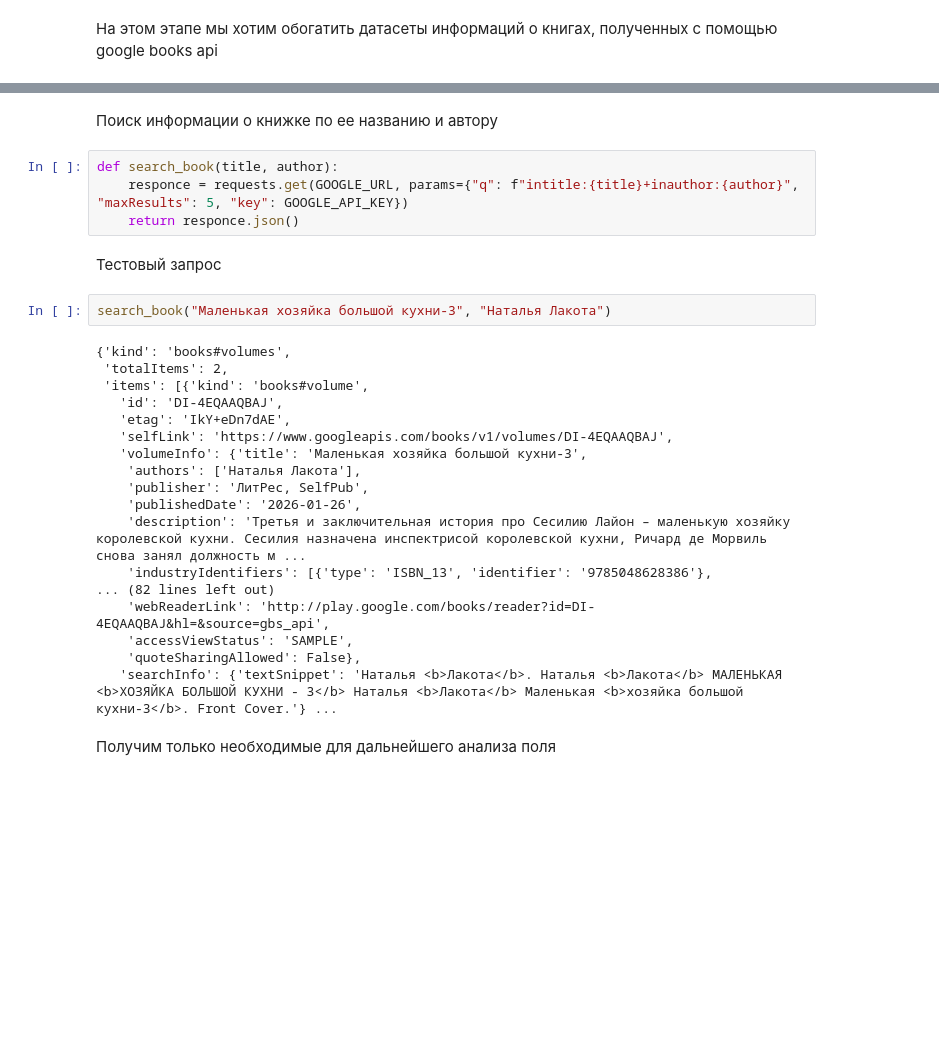
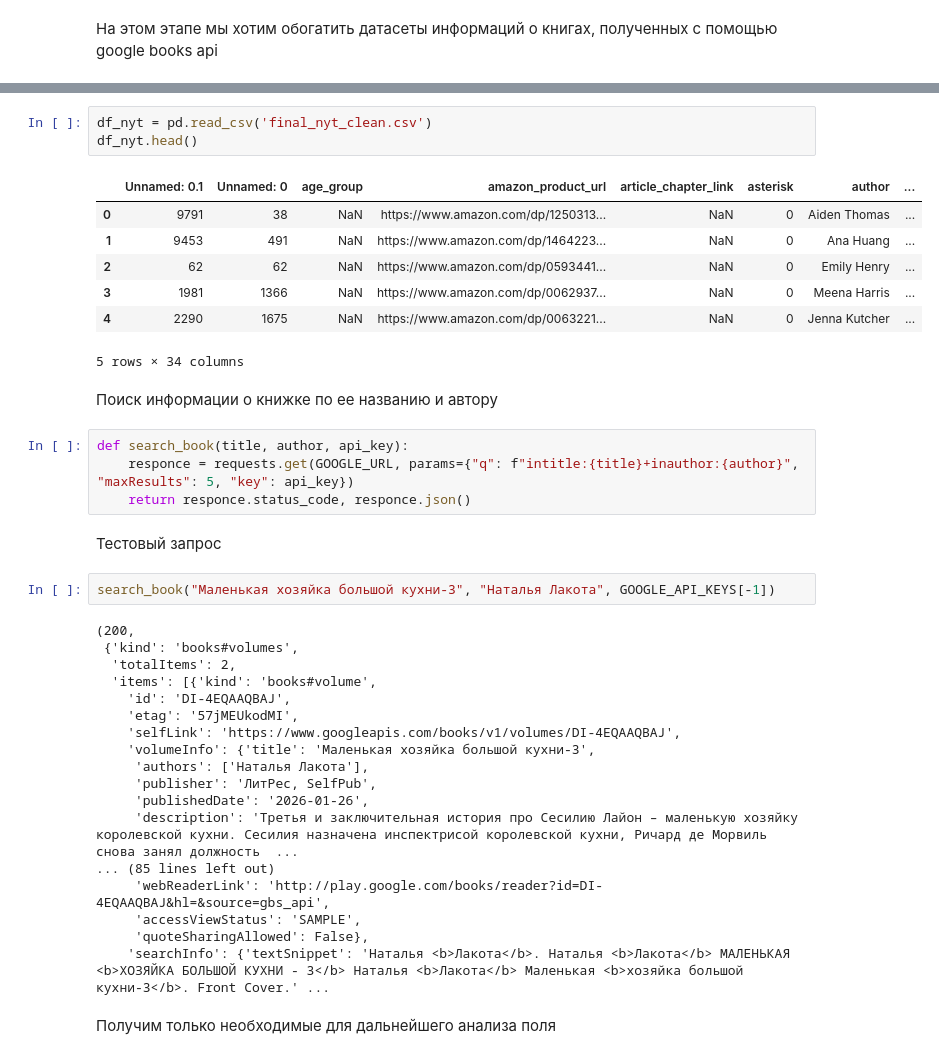
Before and after one commit to maxim-safonov/gp_2, a Jupyter notebook: google_api.ipynb, the cells around one changed output, grey strips where cells are left out. Cells and saved outputs as stored; diff of their text form; blank space fills up the shorter version.

```diff
--- a/google_api.ipynb
+++ b/google_api.ipynb
@@ -27,31 +36,42 @@ df
+# %%
+df_nyt = pd.read_csv('final_nyt_clean.csv')
+df_nyt.head()
+# %% [output]
+|  | Unnamed: 0.1 | Unnamed: 0 | age_group | amazon_product_url | article_chapter_link | asterisk | author | ... |
+| 0 | 9791 | 38 | NaN | https://www.amazon.com/dp/1250313... | NaN | 0 | Aiden Thomas | ... |
+| 1 | 9453 | 491 | NaN | https://www.amazon.com/dp/1464223... | NaN | 0 | Ana Huang | ... |
+| 2 | 62 | 62 | NaN | https://www.amazon.com/dp/0593441... | NaN | 0 | Emily Henry | ... |
+| 3 | 1981 | 1366 | NaN | https://www.amazon.com/dp/0062937... | NaN | 0 | Meena Harris | ... |
+| 4 | 2290 | 1675 | NaN | https://www.amazon.com/dp/0063221... | NaN | 0 | Jenna Kutcher | ... |
+5 rows × 34 columns
 # %% [markdown]
 Поиск информации о книжке по ее названию и автору
 # %%
-def search_book(title, author):
-    responce = requests.get(GOOGLE_URL, params={"q": f"intitle:{title}+inauthor:{author}", "maxResults": 5, "key": GOOGLE_API_KEY})
-    return responce.json()
+def search_book(title, author, api_key):
+    responce = requests.get(GOOGLE_URL, params={"q": f"intitle:{title}+inauthor:{author}", "maxResults": 5, "key": api_key})
+    return responce.status_code, responce.json()
 # %% [markdown]
 Тестовый запрос
 # %%
-search_book("Маленькая хозяйка большой кухни-3", "Наталья Лакота")
+search_book("Маленькая хозяйка большой кухни-3", "Наталья Лакота", GOOGLE_API_KEYS[-1])
 # %% [output]
-{'kind': 'books#volumes',
- 'totalItems': 2,
- 'items': [{'kind': 'books#volume',
-   'id': 'DI-4EQAAQBAJ',
-   'etag': 'IkY+eDn7dAE',
-   'selfLink': 'https://www.googleapis.com/books/v1/volumes/DI-4EQAAQBAJ',
-   'volumeInfo': {'title': 'Маленькая хозяйка большой кухни-3',
-    'authors': ['Наталья Лакота'],
-    'publisher': 'ЛитРес, SelfPub',
-    'publishedDate': '2026-01-26',
-    'description': 'Третья и заключительная история про Сесилию Лайон – маленькую хозяйку королевской кухни. Сесилия назначена инспектрисой королевской кухни, Ричард де Морвиль снова занял должность м ...
-    'industryIdentifiers': [{'type': 'ISBN_13', 'identifier': '9785048628386'},
-... (82 lines left out)
-    'webReaderLink': 'http://play.google.com/books/reader?id=DI-4EQAAQBAJ&hl=&source=gbs_api',
-    'accessViewStatus': 'SAMPLE',
-    'quoteSharingAllowed': False},
-   'searchInfo': {'textSnippet': 'Наталья <b>Лакота</b>. Наталья <b>Лакота</b> МАЛЕНЬКАЯ <b>ХОЗЯЙКА БОЛЬШОЙ КУХНИ - 3</b> Наталья <b>Лакота</b> Маленькая <b>хозяйка большой кухни-3</b>. Front Cover.'} ...
+(200,
+ {'kind': 'books#volumes',
+  'totalItems': 2,
+  'items': [{'kind': 'books#volume',
+    'id': 'DI-4EQAAQBAJ',
+    'etag': '57jMEUkodMI',
+    'selfLink': 'https://www.googleapis.com/books/v1/volumes/DI-4EQAAQBAJ',
+    'volumeInfo': {'title': 'Маленькая хозяйка большой кухни-3',
+     'authors': ['Наталья Лакота'],
+     'publisher': 'ЛитРес, SelfPub',
+     'publishedDate': '2026-01-26',
+     'description': 'Третья и заключительная история про Сесилию Лайон – маленькую хозяйку королевской кухни. Сесилия назначена инспектрисой королевской кухни, Ричард де Морвиль снова занял должность  ...
+... (85 lines left out)
+     'webReaderLink': 'http://play.google.com/books/reader?id=DI-4EQAAQBAJ&hl=&source=gbs_api',
+     'accessViewStatus': 'SAMPLE',
+     'quoteSharingAllowed': False},
+    'searchInfo': {'textSnippet': 'Наталья <b>Лакота</b>. Наталья <b>Лакота</b> МАЛЕНЬКАЯ <b>ХОЗЯЙКА БОЛЬШОЙ КУХНИ - 3</b> Наталья <b>Лакота</b> Маленькая <b>хозяйка большой кухни-3</b>. Front Cover.' ...
 # %% [markdown]
 Получим только необходимые для дальнейшего анализа поля
 # %%
```
Also changed, not shown: parts of 13 cells of this notebook, 4 other files.
